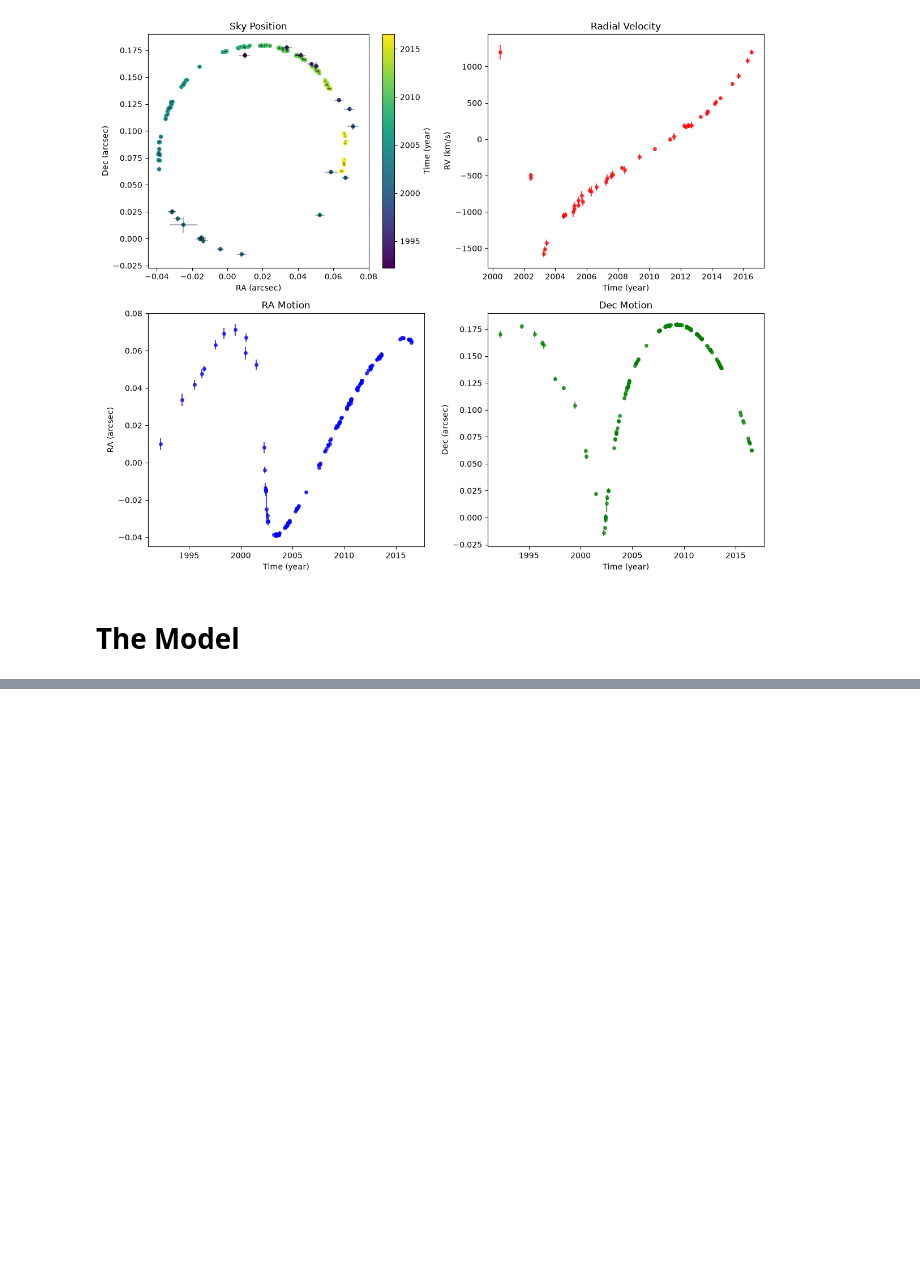
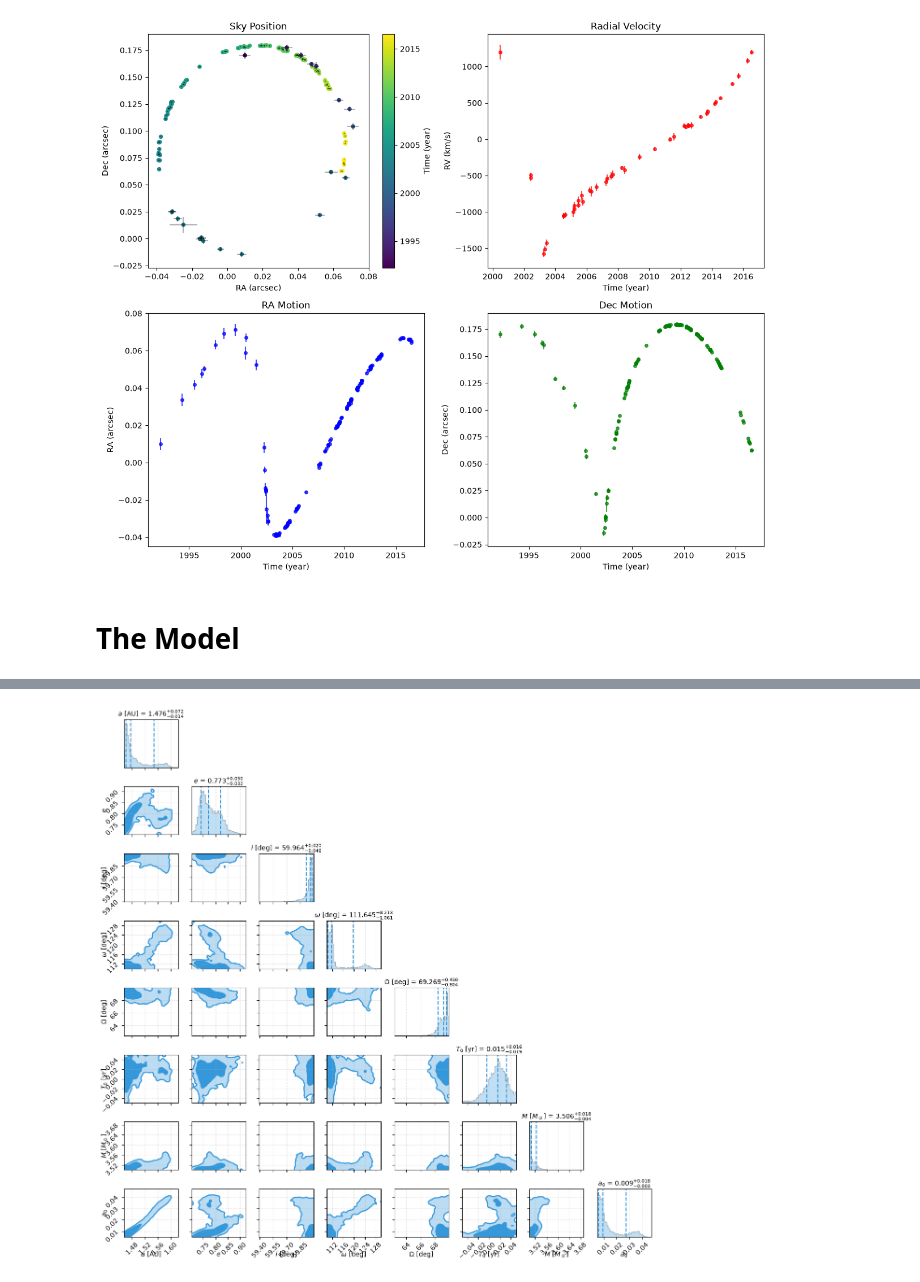
Before and after one commit to cosubhasmos-pro/S2, a Jupyter notebook: mcmc/mond_mcmc.ipynb, the cells around one changed output, grey strips where cells are left out. Drawn from its saved outputs; the diff is of its cells as text; code cells hidden in the pictures; blank space fills up the shorter version.

```diff
--- a/mcmc/mond_mcmc.ipynb
+++ b/mcmc/mond_mcmc.ipynb
@@ -243,0 +313,68 @@ print(RA_m.shape, Dec_m.shape, RV_m.shape)  # Should print (145,) (145,) (44,)
+# %%
+import corner
+import numpy as np
+import matplotlib.pyplot as plt
+import matplotlib as mpl
+
+# Set up professional styling
+mpl.rcParams.update({
+    'font.size': 12,
+    'axes.labelsize': 14,
+    'xtick.labelsize': 10,
+    'ytick.labelsize': 10,
+    'axes.grid': True,
+    'grid.alpha': 0.3,
+    'grid.linestyle': '--'
+})
+
+# Burn the first 1000 samples
+burn_in = 500
+post_burn_samples = samples[burn_in:]
+
+
+# Parameter labels with units
+labels = [
+    r"$a$ [AU]",
+    r"$e$",
+    r"$i$ [deg]",
+    r"$\omega$ [deg]",
+    r"$\Omega$ [deg]",
+    r"$T_0$ [yr]",
+    r"$M$ [$M_\odot$]",
+    r"$a_0$"
+]
+
+# Create the corner plot with professional settings
+fig = corner.corner(
+    post_burn_samples,
+    labels=labels,
+    quantiles=[0.16, 0.5, 0.84],  # Median and ±1σ
+    show_titles=True,
+    title_fmt='.3f',  # 3 decimal places
+    title_kwargs={"fontsize": 10, "pad": 5},
+    label_kwargs={"fontsize": 10},
+    color="#3498db",  # Professional blue
+    smooth=1.0,      # Smoother distributions
+    bins=40,         # More bins for better resolution
+    plot_datapoints=False,
+    fill_contours=True,
+    levels=[0.68, 0.95],  # 1σ and 2σ contours
+    hist_kwargs={
+        "density": True,
+        "edgecolor": "k",
+        "linewidth": 0.9,
+        "histtype": "stepfilled",
+        "alpha": 0.3
+    },
+    contour_kwargs={
+        "linewidths": 1.8,
+        "linestyles": "solid"
+    },
+    fig=plt.figure(figsize=(12, 12)))  # Larger figure size
+
+# Adjust layout
+plt.tight_layout(pad=0.50)  # Extra padding
+plt.savefig('corner-mond.pdf')
+plt.show()
+# %% [output]
+[figure, added]
```
Also changed, not shown: parts of 10 cells of this notebook, 8 other files.
